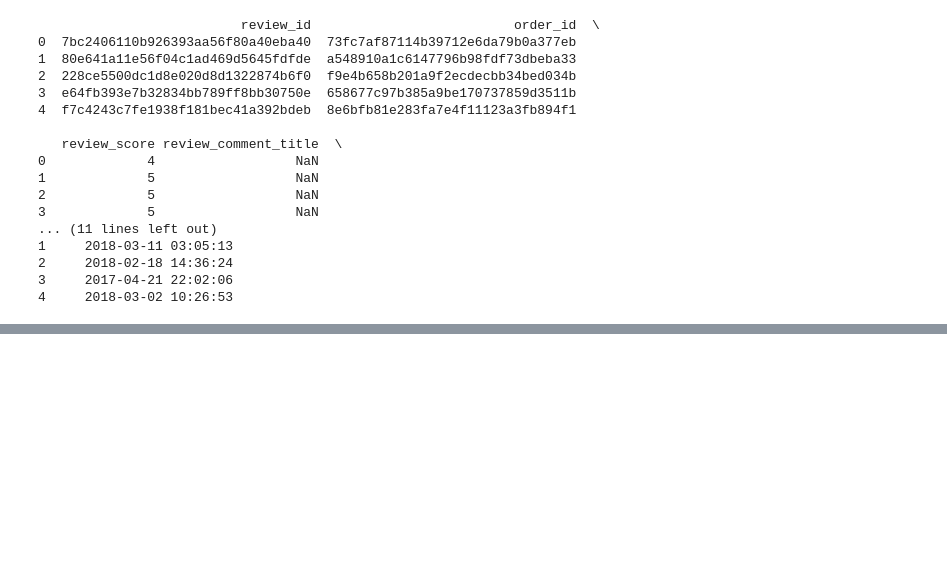
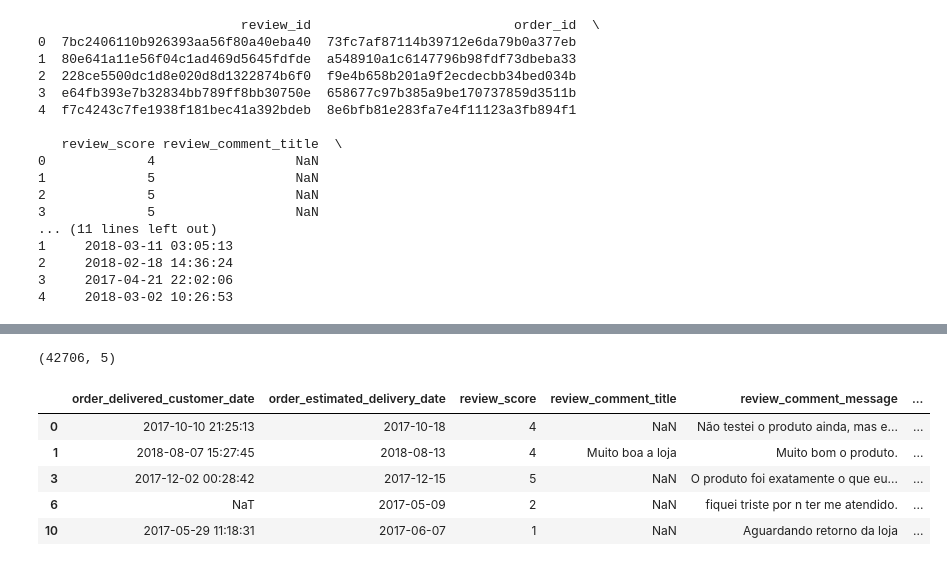
Before and after one commit to stephanny-soares/sentiment-analysis-project, a Jupyter notebook: SentimentAPI_modelagem.ipynb, the cells around one changed output, grey strips where cells are left out. Drawn from its saved outputs; the diff is of its cells as text; code cells hidden in the pictures; blank space fills up the shorter version.

```diff
--- a/SentimentAPI_modelagem.ipynb
+++ b/SentimentAPI_modelagem.ipynb
@@ -236,3 +236,7 @@ df_unido.head()
 | 2 | 47770eb9100c2d0c44946d9cf07ec65d | 41ce2a54c0b03bf3443c3d931a367089 | delivered | 2018-08-08 08:38:49 | 2018-08-08 08:55:23 | 2018-08-08 13:50:00 | ... |
 | 3 | 949d5b44dbf5de918fe9c16f97b45f8a | f88197465ea7920adcdbec7375364d82 | delivered | 2017-11-18 19:28:06 | 2017-11-18 19:45:59 | 2017-11-22 13:39:59 | ... |
 | 4 | ad21c59c0840e6cb83a9ceb5573f8159 | 8ab97904e6daea8866dbdbc4fb7aad2c | delivered | 2018-02-13 21:18:39 | 2018-02-13 22:20:29 | 2018-02-14 19:46:34 | ... |
+# %%
+df=df_unido.drop(columns=['order_id','customer_id','order_status','order_purchase_timestamp','order_approved_at','order_delivered_carrier_date','review_answer_timestamp','review_creation_date','review_id'])
+df=df.dropna(subset=['review_comment_title', 'review_comment_message'],how='all')
+df.head()
@@ -238,0 +250,16 @@ df_unido.head()
+# %%
+df.shape
+# %% [output]
+(42706, 5)
+# %%
+df['order_delivered_customer_date'] = pd.to_datetime(df['order_delivered_customer_date'])
+df['order_estimated_delivery_date'] = pd.to_datetime(df['order_estimated_delivery_date'])
+df['atrasado'] = ((df['order_delivered_customer_date'] > df['order_estimated_delivery_date']) | (df['order_delivered_customer_date'].isna())).astype(int)
+df.head()
+# %% [output]
+|  | order_delivered_customer_date | order_estimated_delivery_date | review_score | review_comment_title | review_comment_message | ... |
+| 0 | 2017-10-10 21:25:13 | 2017-10-18 | 4 | NaN | Não testei o produto ainda, mas e... | ... |
+| 1 | 2018-08-07 15:27:45 | 2018-08-13 | 4 | Muito boa a loja | Muito bom o produto. | ... |
+| 3 | 2017-12-02 00:28:42 | 2017-12-15 | 5 | NaN | O produto foi exatamente o que eu... | ... |
+| 6 | NaT | 2017-05-09 | 2 | NaN | fiquei triste por n ter me atendido. | ... |
+| 10 | 2017-05-29 11:18:31 | 2017-06-07 | 1 | NaN | Aguardando retorno da loja | ... |
```
Also changed, not shown: parts of 3 cells of this notebook.
